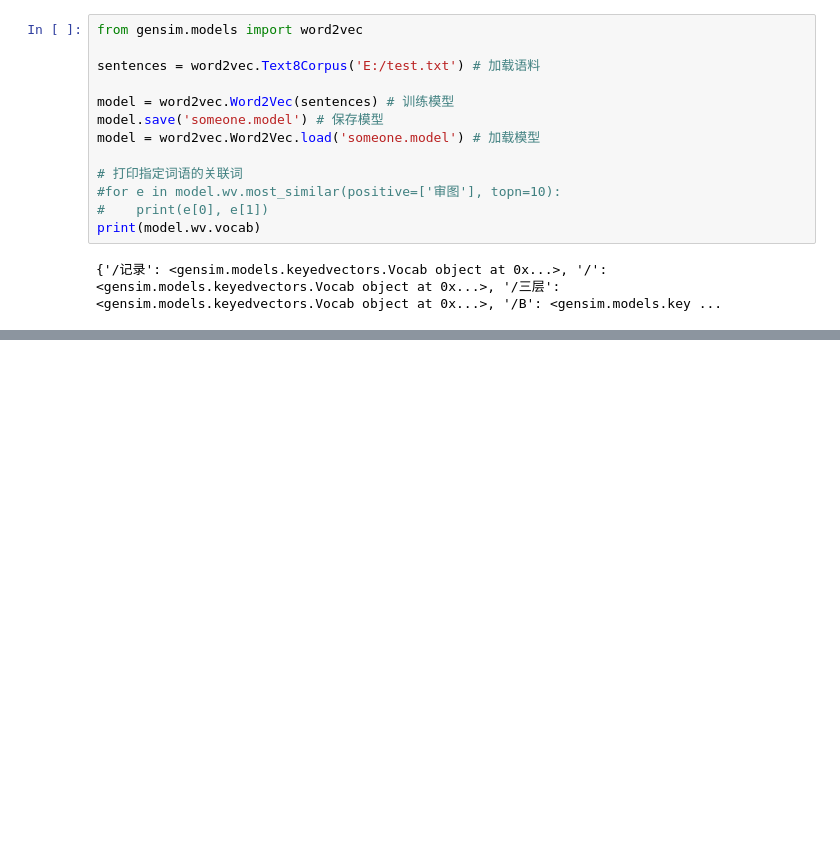
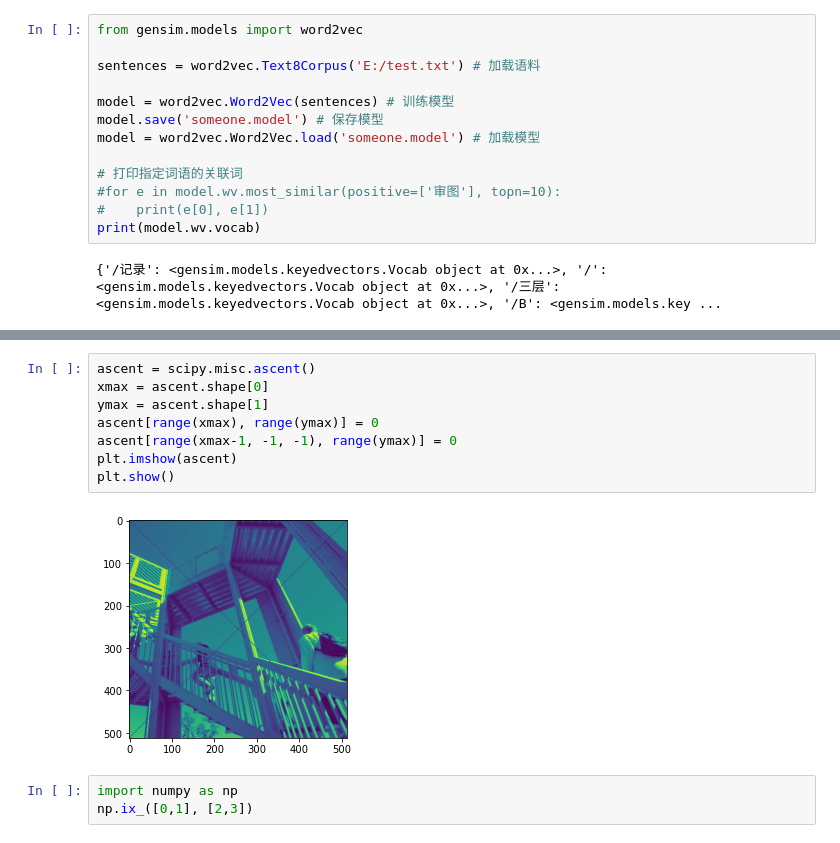
Before and after one commit to SylvainYu/Word_Frequency, a Jupyter notebook: AllRecords_Pands.ipynb, the cells around one changed output, grey strips where cells are left out. Cells and saved outputs as stored; diff of their text form; blank space fills up the shorter version.

```diff
--- a/AllRecords_Pands.ipynb
+++ b/AllRecords_Pands.ipynb
@@ -159,0 +170,13 @@ Name: 姓名, Length: 279, dtype: int64
+# %%
+ascent = scipy.misc.ascent()
+xmax = ascent.shape[0]
+ymax = ascent.shape[1]
+ascent[range(xmax), range(ymax)] = 0
+ascent[range(xmax-1, -1, -1), range(ymax)] = 0
+plt.imshow(ascent)
+plt.show()
+# %% [output]
+[figure, added]
+# %%
+import numpy as np
+np.ix_([0,1], [2,3])
```
Also changed, not shown: parts of 8 cells of this notebook.
